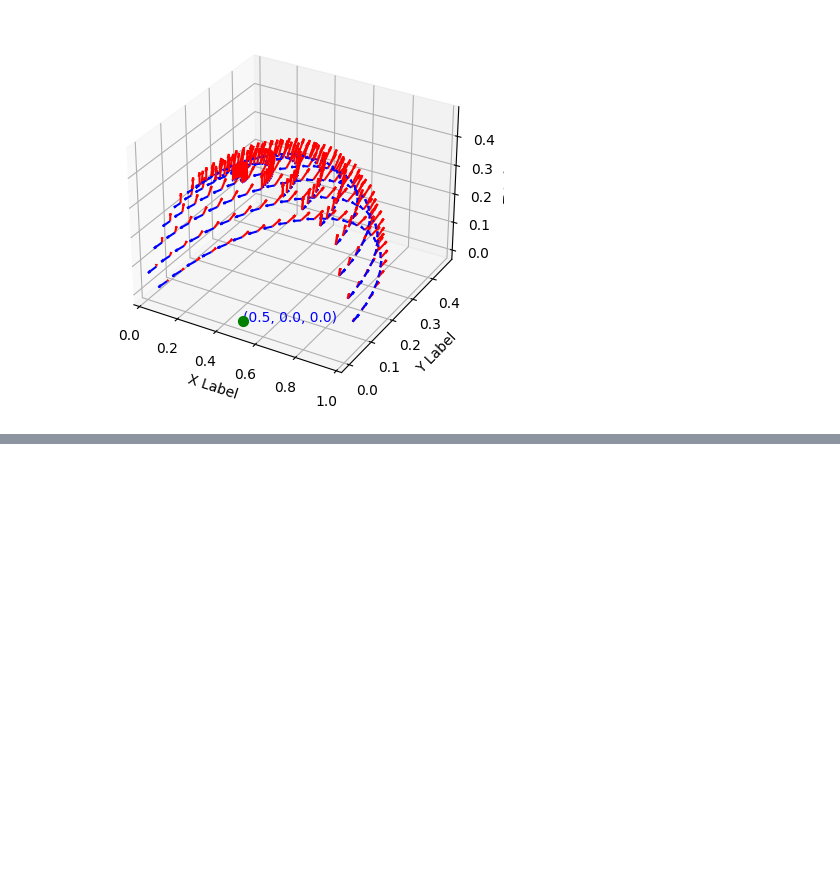
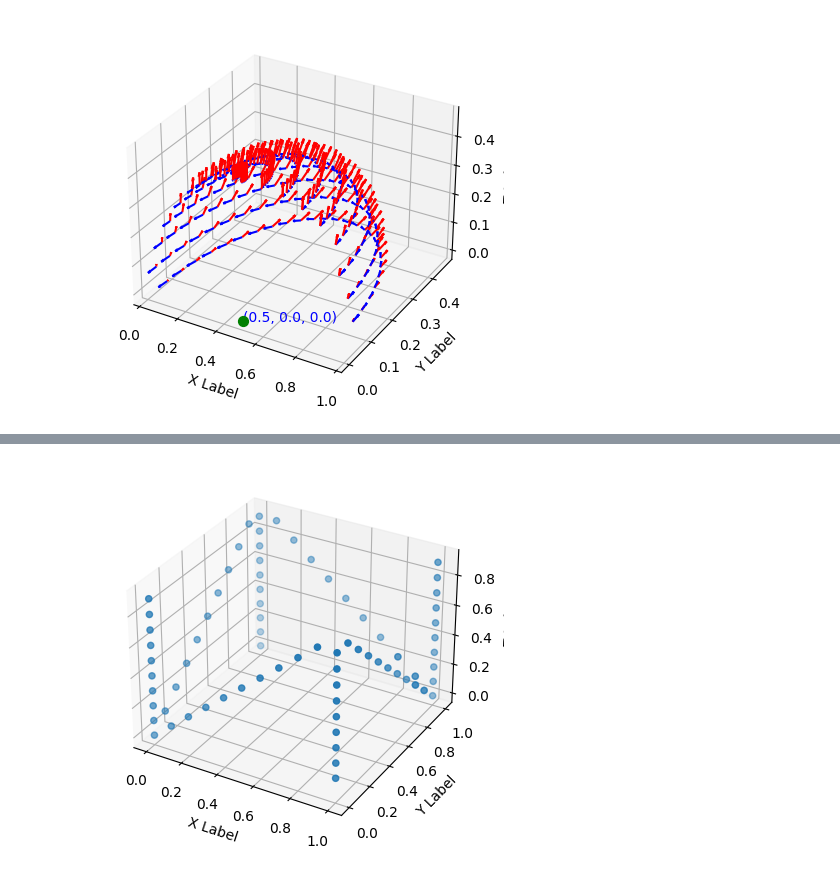
Before and after one commit to OnisOris/ThreeDTool, a Jupyter notebook: Examples_ThreeDTool.ipynb, the cells around one changed output, grey strips where cells are left out. Cells and saved outputs as stored; diff of their text form; code cells hidden in the pictures; blank space fills up the shorter version.

Commit message:
Обновление файла с примерами (слайсинг)

```diff
--- a/Examples_ThreeDTool.ipynb
+++ b/Examples_ThreeDTool.ipynb
@@ -221,0 +235,71 @@ dp.show()
+# %%
+from ThreeDTool import *
+import matplotlib as mpl
+
+# Путь до файла
+path = "/content/cube.stl"
+file = open(path, "r")
+parser = Parser_stl()
+triangles, name = parser.parse_stl(file)
+file.close()
+
+def slicing(triangles, thiсk=0.1):
+    # Находим пограничные координаты модели:
+    max_xyz, min_xyz = max_min_points(triangles)
+    # Находим минимальную координату:
+    z_min = min_xyz[2]
+    # Находим самую высокую часть модели:
+    z_max = max_xyz[2]
+    # Найдем высоту модели:
+    hight = distance_between_two_points(z_min, z_max)
+    # Количество слоев:
+    amount_of_layers = hight / thiсk
+    plane_array = np.array([])
+    # Плоскость нарезания
+    slice_plane = Plane(0, 0, 1, -z_min)
+    points_array = []
+    # Пройдем по всем слоям
+    for _ in range(int(amount_of_layers)):
+        # Пройдемся по всем треугольникам
+        for triangle in triangles:
+            try:
+                position_index, points = position_analyze_of_triangle(triangle, slice_plane)
+            except TypeError:
+                logger.error(f"error")
+            if position_index == 2:
+                # Создаем плоскость треугольника
+                plane = Plane()
+                # Функция создания плоскости из треугольника
+                plane.create_plane_from_triangle(triangle, create_normal=True)
+                # Создаем линию пересечения плоскостей треугольника и плоскости слайсинга
+                line = Line()
+                line.line_from_planes(plane, slice_plane)
+                # Линии из вершин треугольников
+                line1 = Line()
+                line1.line_create_from_points(points[0, 0], points[0, 1])
+                line2 = Line()
+                line2.line_create_from_points(points[1, 0], points[1, 1])
+                # Точки пересечения линий
+                point1 = point_from_line_line_intersection(line, line1)
+                point2 = point_from_line_line_intersection(line, line2)
+                if point1.__class__ == np.ndarray:
+                    points_array.append(point1)
+                if point2.__class__ == np.ndarray:
+                    points_array.append(point2)
+        slice_plane.d -= 0.1
+    points_array = np.array(points_array)
+    u, idx = np.unique(points_array, axis=0, return_index=True)
+    points_array = u[idx.argsort()]
+    return points_array.T
+
+points = slicing(triangles)
+
+fig = plt.figure()
+ax = fig.add_subplot(111, projection='3d')
+ax.scatter(points[0], points[1], points[2])
+ax.set_xlabel('X Label')
+ax.set_ylabel('Y Label')
+ax.set_zlabel('Z Label')
+plt.show()
+# %% [output]
+[figure, added]
```
Also changed, not shown: parts of 5 cells of this notebook.
